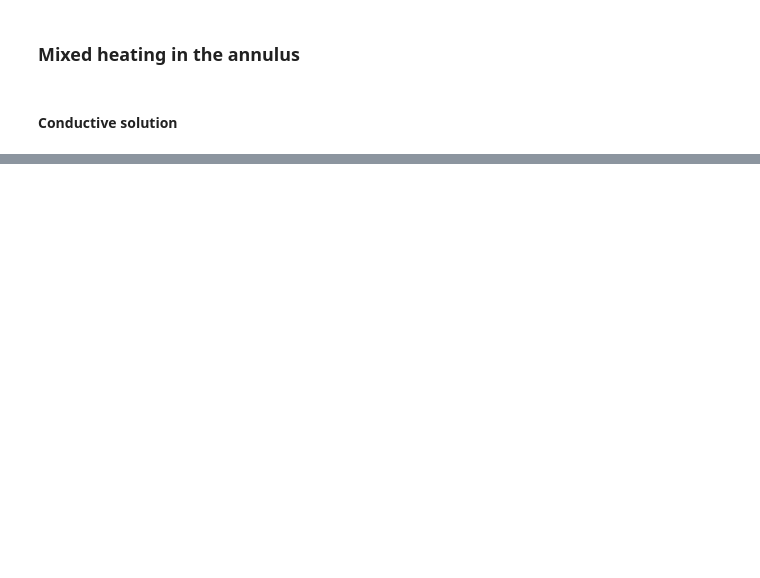
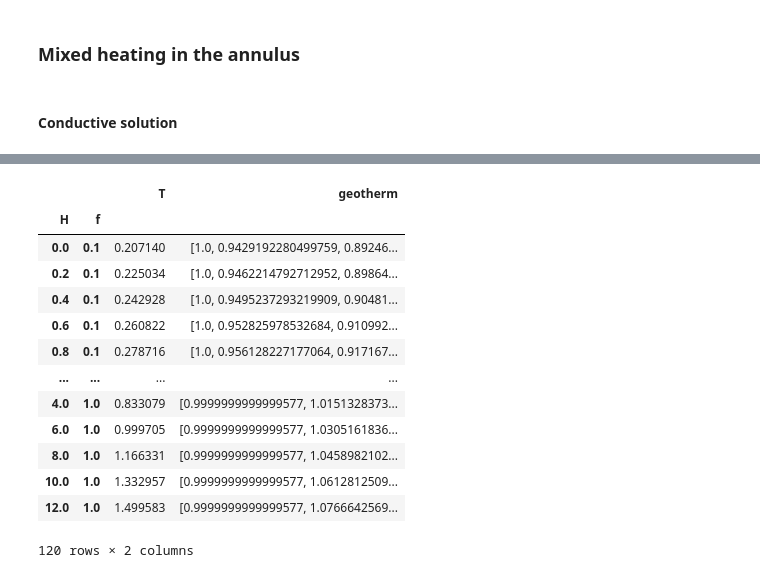
Before and after one commit to rsbyrne/thesis, a Jupyter notebook: book/content/chapter_04_critical/cylindrical_mixed.ipynb, the cells around one changed output, grey strips where cells are left out. Cells and saved outputs as stored; diff of their text form; code cells hidden in the pictures; blank space fills up the shorter version.

```diff
--- a/book/content/chapter_04_critical/cylindrical_mixed.ipynb
+++ b/book/content/chapter_04_critical/cylindrical_mixed.ipynb
@@ -32,0 +45,17 @@ Hs, fs = (np.array(sorted(set(frm.index.get_level_values(level)))) for level in
+# %%
+frm
+# %% [output]
+|  |  | T | geotherm |
+| H | f |  |  |
+| 0.0 | 0.1 | 0.207140 | [1.0, 0.9429192280499759, 0.89246... |
+| 0.2 | 0.1 | 0.225034 | [1.0, 0.9462214792712952, 0.89864... |
+| 0.4 | 0.1 | 0.242928 | [1.0, 0.9495237293219909, 0.90481... |
+| 0.6 | 0.1 | 0.260822 | [1.0, 0.952825978532684, 0.910992... |
+| 0.8 | 0.1 | 0.278716 | [1.0, 0.956128227177064, 0.917167... |
+| ... | ... | ... | ... |
+| 4.0 | 1.0 | 0.833079 | [0.9999999999999577, 1.0151328373... |
+| 6.0 | 1.0 | 0.999705 | [0.9999999999999577, 1.0305161836... |
+| 8.0 | 1.0 | 1.166331 | [0.9999999999999577, 1.0458982102... |
+| 10.0 | 1.0 | 1.332957 | [0.9999999999999577, 1.0612812509... |
+| 12.0 | 1.0 | 1.499583 | [0.9999999999999577, 1.0766642569... |
+120 rows × 2 columns
```
Also changed, not shown: parts of 10 cells of this notebook, 32 other files.
